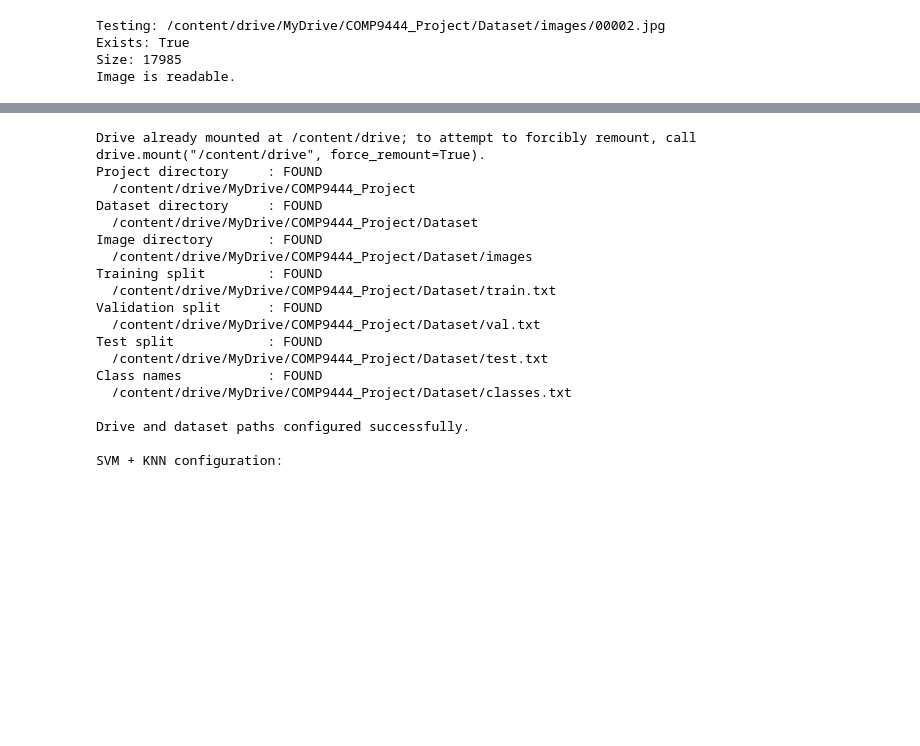
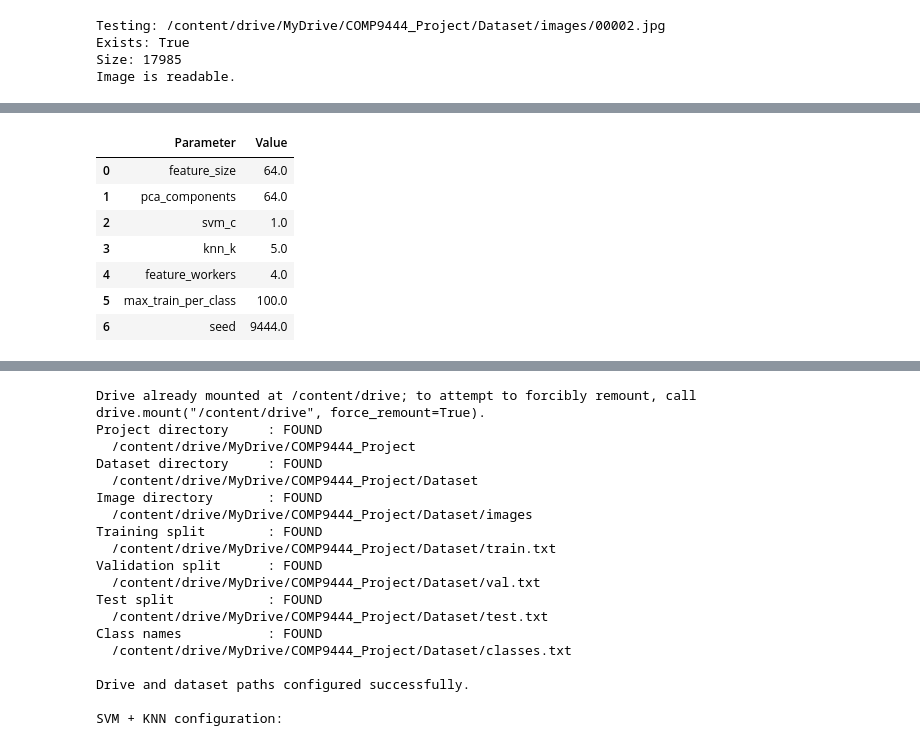
Before and after one commit to qqqyc1017/COMP9444_Project, a Jupyter notebook: COMP9444.ipynb, the cells around one changed output, grey strips where cells are left out. Drawn from its saved outputs; the diff is of its cells as text; code cells hidden in the pictures; blank space fills up the shorter version.

```diff
--- a/COMP9444.ipynb
+++ b/COMP9444.ipynb
@@ -202,0 +354,90 @@ Image is readable.
+# %%
+FEATURE_SIZE = 64
+PCA_COMPONENTS = 64
+SVM_C = 1.0
+KNN_K = 5
+FEATURE_WORKERS = 4
+
+# 100 for faster experiments; 0 for the complete training set
+MAX_TRAIN_PER_CLASS = 100
+
+# Check variables without directly referencing undefined names
+required_variable_names = [
+    "train",
+    "val",
+    "test",
+    "IMAGE_DIR",
+    "CLASSES_FILE",
+    "MODEL_DIR",
+    "OUTPUT_DIR",
+    "FIGURE_DIR",
+    "CACHE_DIR",
+]
+
+missing_variables = [
+    name
+    for name in required_variable_names
+    if name not in globals()
+]
+
+if missing_variables:
+    raise NameError(
+        "Run the Drive configuration and data-loading "
+        f"cells first. Missing variables: {missing_variables}"
+    )
+
+# SVM + KNN Drive directories
+SVM_KNN_OUTPUT_DIR = OUTPUT_DIR / "svm_knn"
+SVM_KNN_FIGURE_DIR = FIGURE_DIR / "svm_knn"
+SVM_KNN_CACHE_DIR = CACHE_DIR / "svm_knn"
+SVM_KNN_MODEL_DIR = MODEL_DIR / "svm_knn"
+
+for directory in [
+    SVM_KNN_OUTPUT_DIR,
+    SVM_KNN_FIGURE_DIR,
+    SVM_KNN_CACHE_DIR,
+    SVM_KNN_MODEL_DIR,
+]:
+    directory.mkdir(
+        parents=True,
+        exist_ok=True,
+    )
+
+configuration = pd.DataFrame({
+    "Parameter": [
+        "feature_size",
+        "pca_components",
+        "svm_c",
+        "knn_k",
+        "feature_workers",
+        "max_train_per_class",
+        "seed",
+    ],
+    "Value": [
+        FEATURE_SIZE,
+        PCA_COMPONENTS,
+        SVM_C,
+        KNN_K,
+        FEATURE_WORKERS,
+        MAX_TRAIN_PER_CLASS,
+        SEED,
+    ],
+})
+
+display(configuration)
+
+print("Project directory:", PROJECT_DIR)
+print("Image directory:", IMAGE_DIR)
+print("Output directory:", SVM_KNN_OUTPUT_DIR)
+print("Figure directory:", SVM_KNN_FIGURE_DIR)
+print("Cache directory:", SVM_KNN_CACHE_DIR)
+print("Model directory:", SVM_KNN_MODEL_DIR)
+# %% [output]
+|  | Parameter | Value |
+| 0 | feature_size | 64.0 |
+| 1 | pca_components | 64.0 |
+| 2 | svm_c | 1.0 |
+| 3 | knn_k | 5.0 |
+| 4 | feature_workers | 4.0 |
+| 5 | max_train_per_class | 100.0 |
+| 6 | seed | 9444.0 |
```
Also changed, not shown: parts of 18 cells of this notebook.
